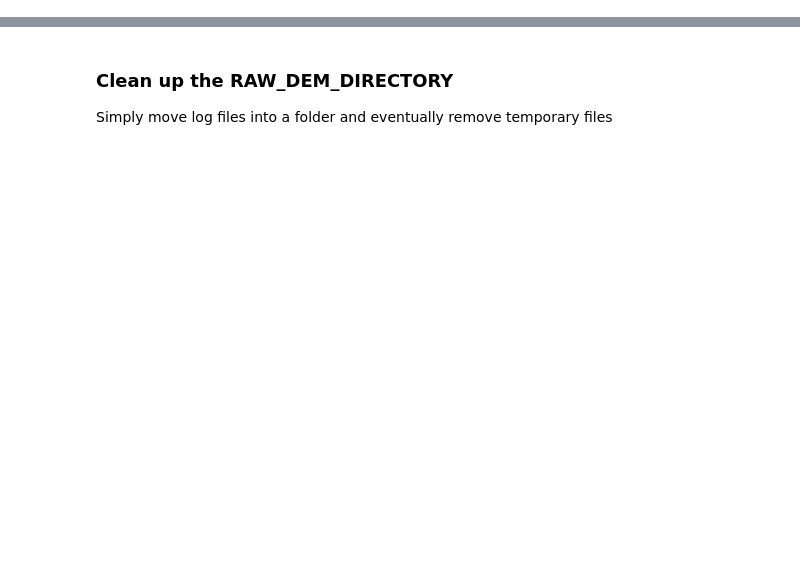
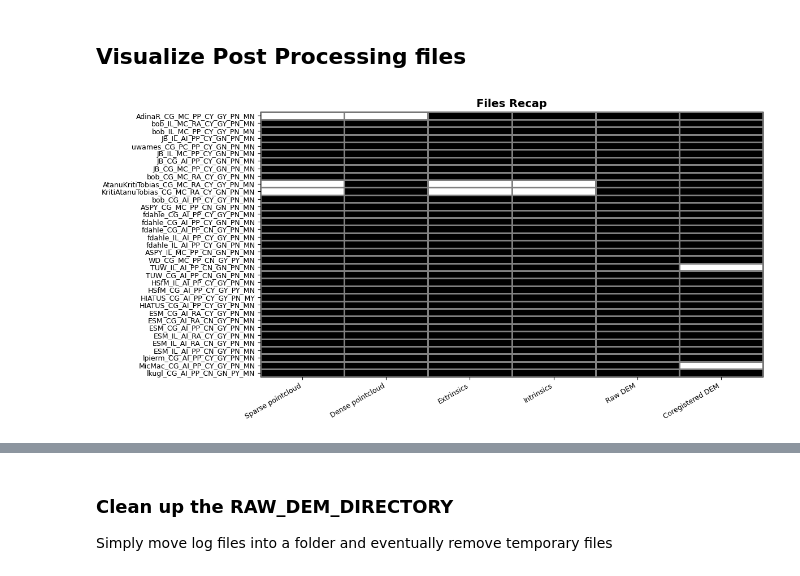
Before and after one commit to shippp/history, a Jupyter notebook: notebooks/postprocessing/post_process_pointclouds.ipynb, the cells around one changed output, grey strips where cells are left out. Saved outputs shown, nothing was run; the diff lists cells and outputs as text; code cells hidden in the pictures; blank space fills up the shorter version.

Commit message:
add a PathsManager to simplify the workflow

```diff
--- a/notebooks/postprocessing/post_process_pointclouds.ipynb
+++ b/notebooks/postprocessing/post_process_pointclouds.ipynb
@@ -115,0 +23,21 @@ point2dem --t_srs "+proj=lcc +lat_0=65 +lon_0=-19 +lat_1=64.25 +lat_2=65.75 +x_0
+# %%
+BASE_DIR = Path("/mnt/summer/USERS/DEHECQA/history/output")
+
+CUSTOM_PATHS = {
+    "processing_dir": BASE_DIR / "test_data",
+    "raw_dems_dir": BASE_DIR / "test_data" / "dems",
+    "coreg_dems_dir": BASE_DIR / "test_data" / "coregistered_dems",
+    "casagrande_ref_dem_zoom": BASE_DIR / "test_data" / "ref_lowres_dems" / "casa_grande_reference_dem_zoom_30m.tif",
+    "casagrande_ref_dem_large": Path("/mnt/summer/USERS/DEHECQA/history/data_final") / "casa_grande" / "aux_data" / "reference_dem_large.tif",
+    "iceland_ref_dem_zoom": BASE_DIR / "test_data" / "ref_lowres_dems" / "iceland_reference_dem_zoom_30m.tif",
+    "iceland_ref_dem_large": Path("/mnt/summer/USERS/DEHECQA/history/data_final") / "iceland" / "aux_data" / "reference_dem_large.tif",
+}
+paths_manager = history.postprocessing.PathsManager(BASE_DIR, CUSTOM_PATHS)
+
+# other settings
+OVERWRITE = False
+DRY_RUN = False # set this to True to avoid process
+MAX_WORKERS = 4
+VERBOSE = True
+
+postproc = history.postprocessing.PostProcessing(paths_manager)
@@ -115,0 +83,6 @@ point2dem --t_srs "+proj=lcc +lat_0=65 +lon_0=-19 +lat_1=64.25 +lat_2=65.75 +x_0
+# %% [markdown]
+## Visualize Post Processing files
+# %%
+postproc.plot_files_recap()
+# %% [output]
+[figure, added]
```
Also changed, not shown: parts of 26 cells of this notebook, 6 other files.
